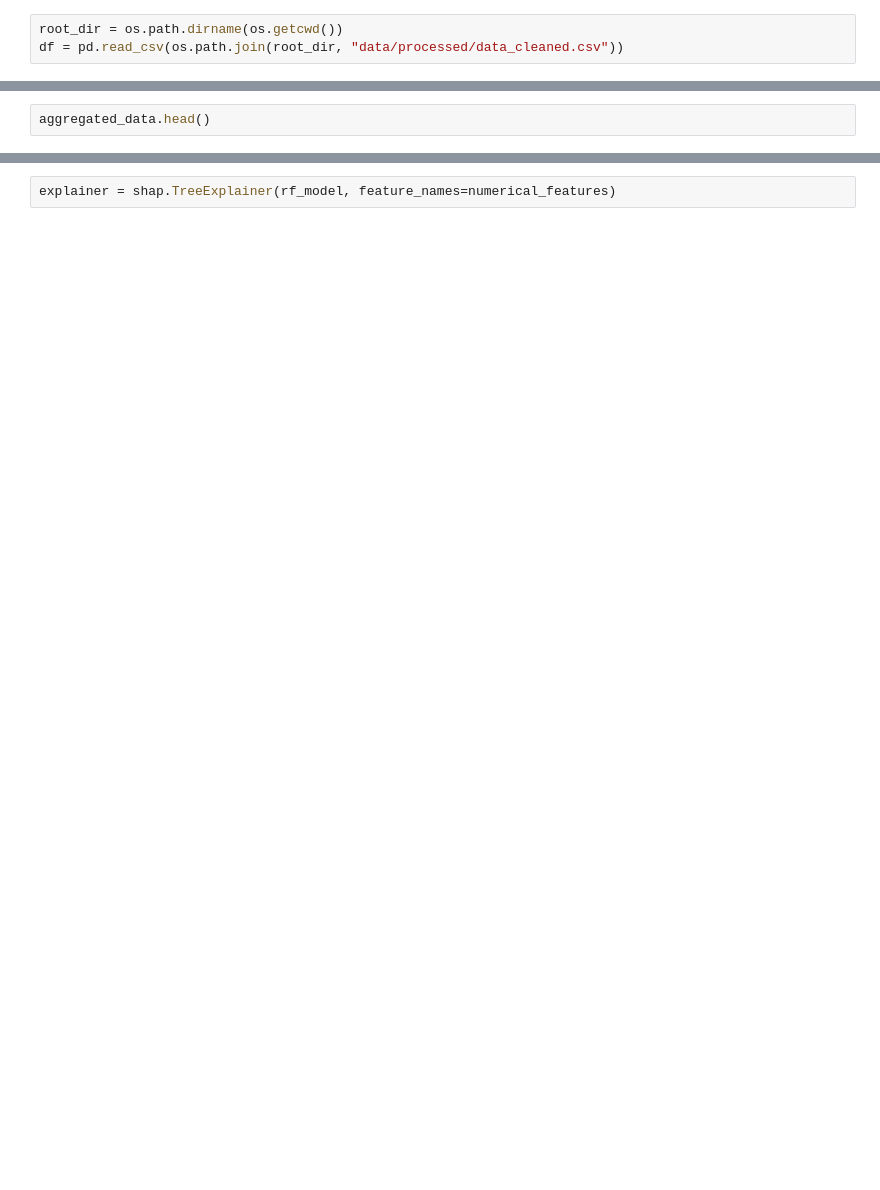
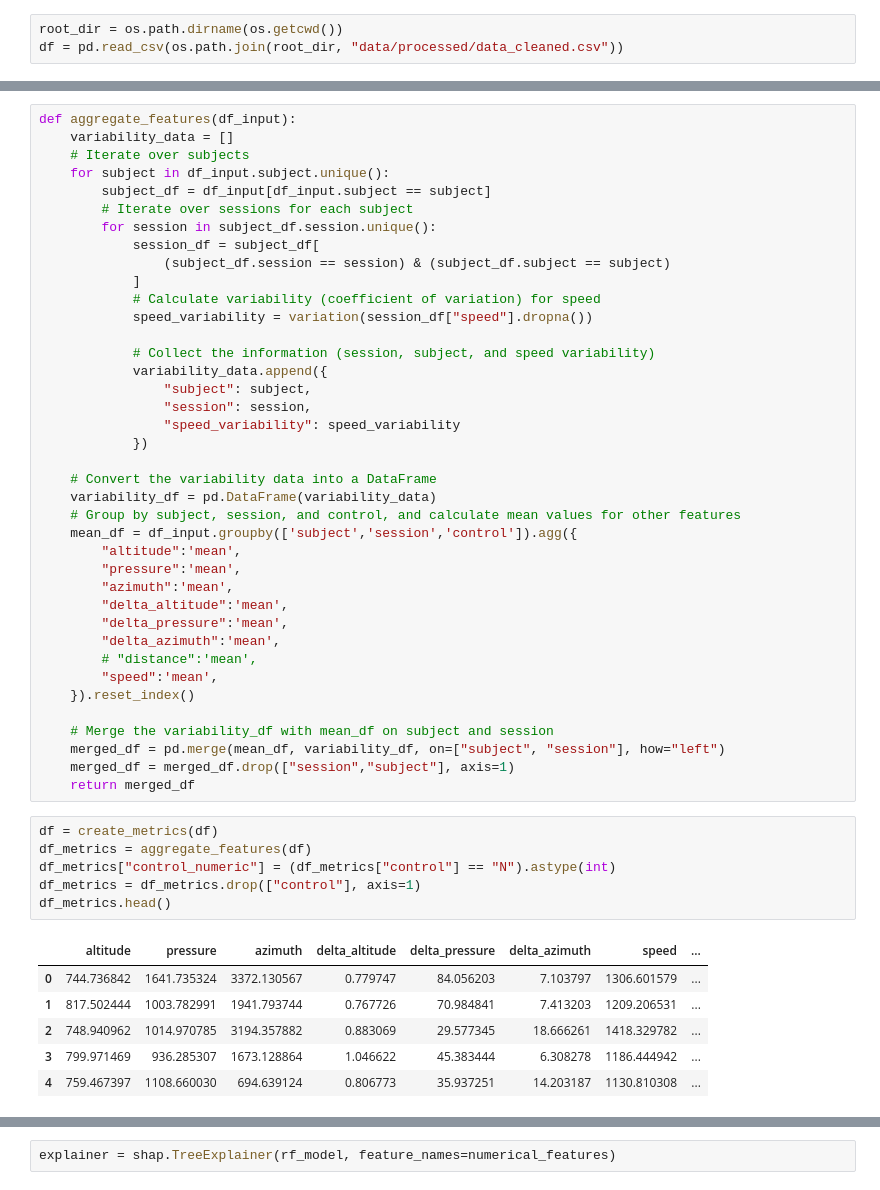
Before and after one commit to JWL16038/DATA471-Individual-Project, a Jupyter notebook: notebooks/spirals_modelling.ipynb, the cells around one changed output, grey strips where cells are left out. Cells and saved outputs as stored; diff of their text form; blank space fills up the shorter version.

```diff
--- a/notebooks/spirals_modelling.ipynb
+++ b/notebooks/spirals_modelling.ipynb
@@ -66,2 +100,52 @@ aggregated_data = create_metrics(df)
-# %%
-aggregated_data.head()
+# %%
+def aggregate_features(df_input):
+    variability_data = []
+    # Iterate over subjects
+    for subject in df_input.subject.unique():
+        subject_df = df_input[df_input.subject == subject]
+        # Iterate over sessions for each subject
+        for session in subject_df.session.unique():
+            session_df = subject_df[
+                (subject_df.session == session) & (subject_df.subject == subject)
+            ]
+            # Calculate variability (coefficient of variation) for speed
+            speed_variability = variation(session_df["speed"].dropna())
+
+            # Collect the information (session, subject, and speed variability)
+            variability_data.append({
+                "subject": subject,
+                "session": session,
+                "speed_variability": speed_variability
+            })
+
+    # Convert the variability data into a DataFrame
+    variability_df = pd.DataFrame(variability_data)
+    # Group by subject, session, and control, and calculate mean values for other features
+    mean_df = df_input.groupby(['subject','session','control']).agg({
+        "altitude":'mean',
+        "pressure":'mean',
+        "azimuth":'mean',
+        "delta_altitude":'mean',
+        "delta_pressure":'mean',
+        "delta_azimuth":'mean',
+        # "distance":'mean',
+        "speed":'mean',
+    }).reset_index()
+
+    # Merge the variability_df with mean_df on subject and session
+    merged_df = pd.merge(mean_df, variability_df, on=["subject", "session"], how="left")
+    merged_df = merged_df.drop(["session","subject"], axis=1)
+    return merged_df
+# %%
+df = create_metrics(df)
+df_metrics = aggregate_features(df)
+df_metrics["control_numeric"] = (df_metrics["control"] == "N").astype(int)
+df_metrics = df_metrics.drop(["control"], axis=1)
+df_metrics.head()
+# %% [output]
+|  | altitude | pressure | azimuth | delta_altitude | delta_pressure | delta_azimuth | speed | ... |
+| 0 | 744.736842 | 1641.735324 | 3372.130567 | 0.779747 | 84.056203 | 7.103797 | 1306.601579 | ... |
+| 1 | 817.502444 | 1003.782991 | 1941.793744 | 0.767726 | 70.984841 | 7.413203 | 1209.206531 | ... |
+| 2 | 748.940962 | 1014.970785 | 3194.357882 | 0.883069 | 29.577345 | 18.666261 | 1418.329782 | ... |
+| 3 | 799.971469 | 936.285307 | 1673.128864 | 1.046622 | 45.383444 | 6.308278 | 1186.444942 | ... |
+| 4 | 759.467397 | 1108.660030 | 694.639124 | 0.806773 | 35.937251 | 14.203187 | 1130.810308 | ... |
```
Also changed, not shown: parts of 31 cells of this notebook.
